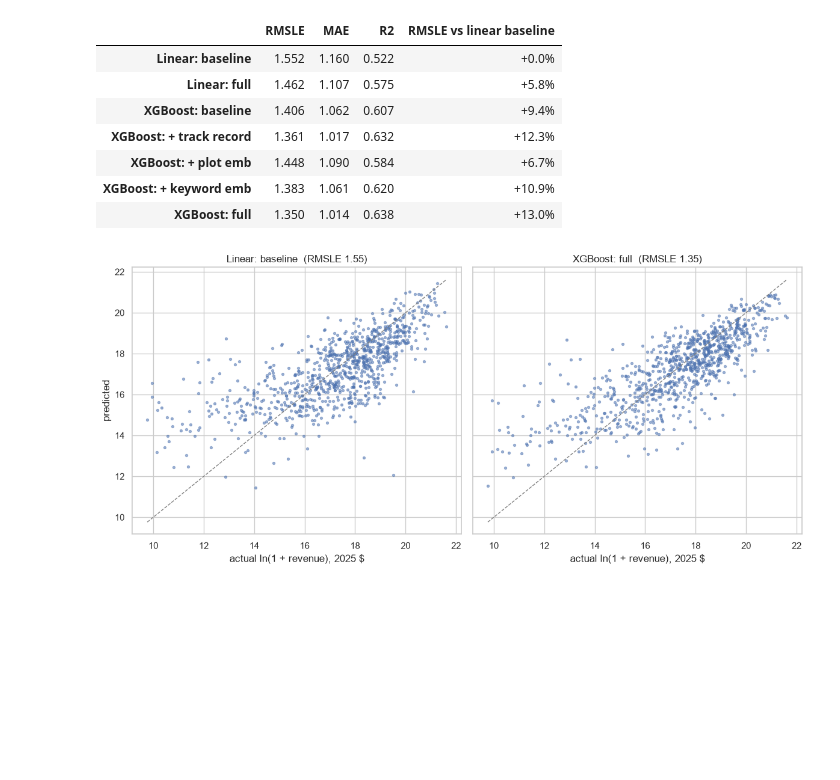
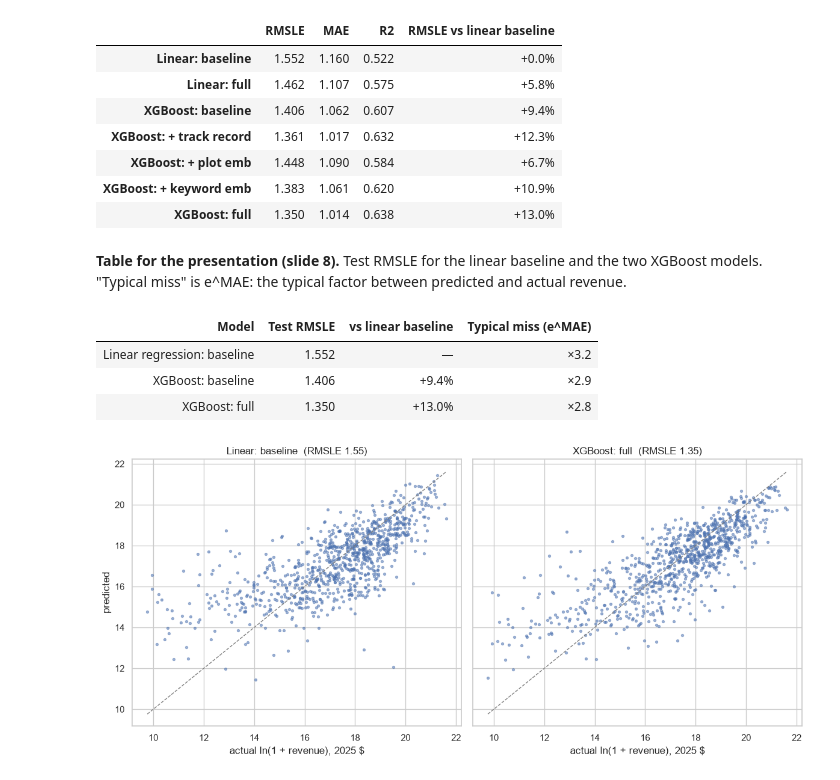
Before and after one commit to Erdos-Projects/fall-2026-executive-producers, a Jupyter notebook: notebooks/03_models.ipynb, the cells around one changed output. Cells and saved outputs as stored; diff of their text form; code cells hidden in the pictures; blank space fills up the shorter version.

```diff
--- a/notebooks/03_models.ipynb
+++ b/notebooks/03_models.ipynb
@@ -263,6 +313,25 @@ test_res.round(3)
 | XGBoost: + plot emb | 1.448 | 1.090 | 0.584 | +6.7% |
 | XGBoost: + keyword emb | 1.383 | 1.061 | 0.620 | +10.9% |
 | XGBoost: full | 1.350 | 1.014 | 0.638 | +13.0% |
+# %% [markdown]
+**Table for the presentation (slide 8).** Test RMSLE for the linear baseline and the two XGBoost models. "Typical miss" is e^MAE: the typical factor between predicted and actual revenue.
+# %%
+slide_runs = ["Linear: baseline", "XGBoost: baseline", "XGBoost: full"]
+t = test_res.loc[slide_runs]
+
+test_table = pd.DataFrame({
+    "Test RMSLE": t["RMSLE"].map("{:.3f}".format),
+    "vs linear baseline": t["RMSLE vs linear baseline"].replace("+0.0%", "—"),
+    "Typical miss (e^MAE)": np.exp(t["MAE"]).map("×{:.1f}".format),
+})
+test_table.index = test_table.index.map(lambda r: LABELS.get(r, r))
+test_table.index.name = "Model"
+slide_style(test_table, highlight=["XGBoost: full"])
+# %% [output]
+| Model | Test RMSLE | vs linear baseline | Typical miss (e^MAE) |
+| Linear regression: baseline | 1.552 | — | ×3.2 |
+| XGBoost: baseline | 1.406 | +9.4% | ×2.9 |
+| XGBoost: full | 1.350 | +13.0% | ×2.8 |
 # %%
 fig, axes = plt.subplots(1, 2, figsize=(12, 5.5), sharex=True, sharey=True)
 for ax, run in zip(axes, ["Linear: baseline", "XGBoost: full"]):
```
Also changed, not shown: parts of 3 cells of this notebook.
